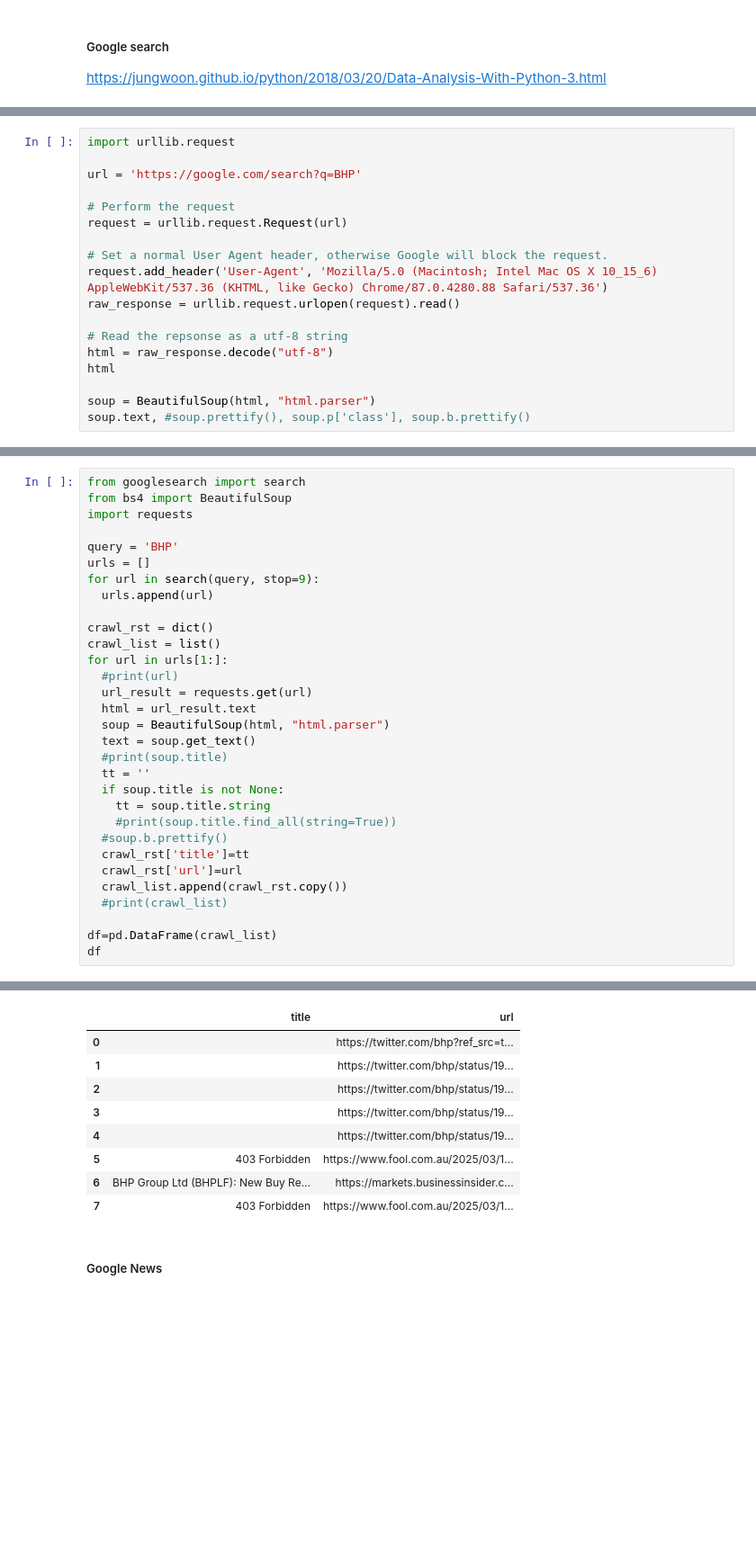
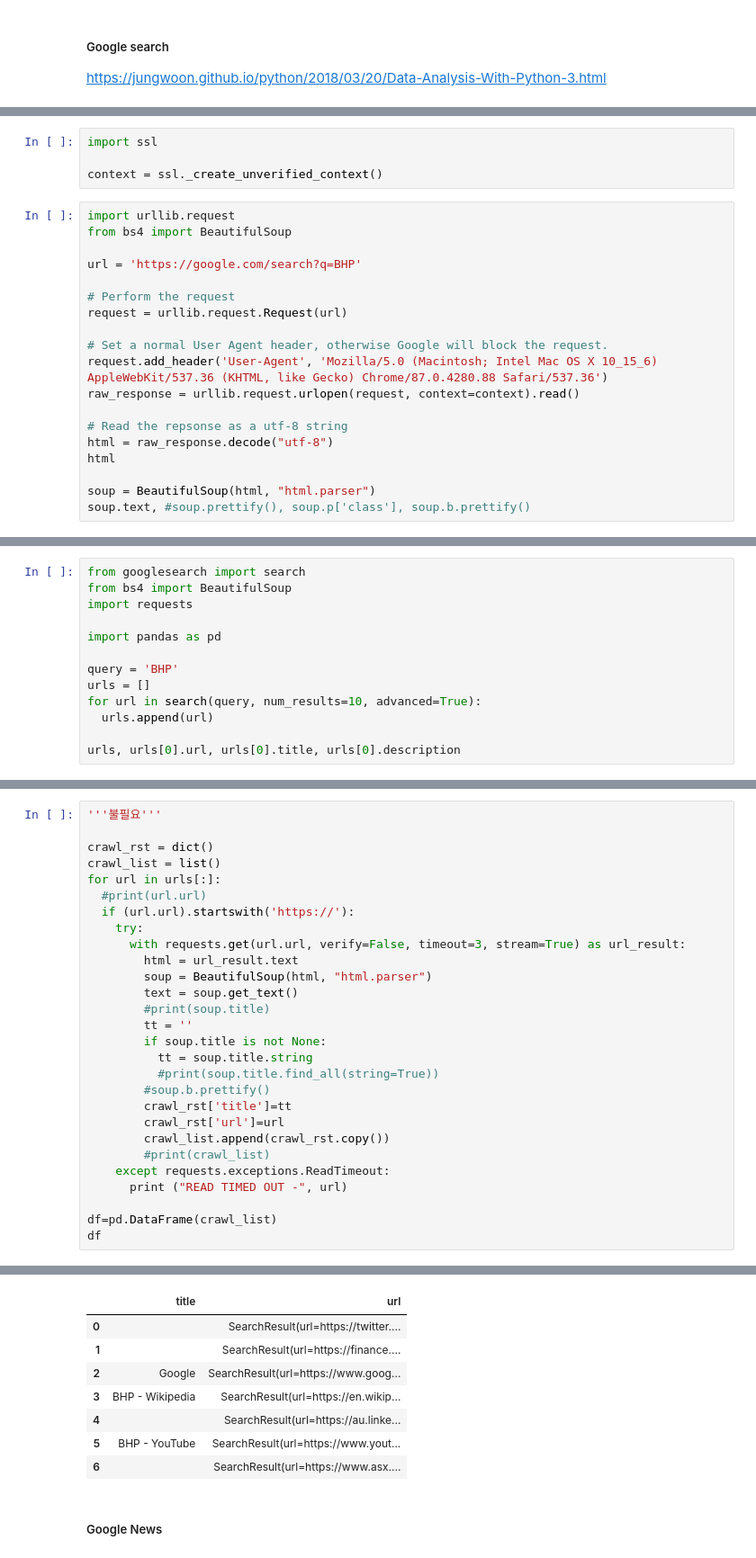
Before and after one commit to ares2012/temp, a Jupyter notebook: crawling.ipynb, the cells around one changed output, grey strips where cells are left out. Shown at 90% size. Cells and saved outputs as stored; diff of their text form; blank space fills up the shorter version.

```diff
--- a/crawling.ipynb
+++ b/crawling.ipynb
@@ -14,5 +16,10 @@ https://jungwoon.github.io/python/2018/03/20/Data-Analysis-With-Python-3.html
+# %%
+import ssl
+
+context = ssl._create_unverified_context()
 # %%
 import urllib.request
+from bs4 import BeautifulSoup
 
 url = 'https://google.com/search?q=BHP'
 
@@ -21,7 +28,7 @@ request = urllib.request.Request(url)
 
 # Set a normal User Agent header, otherwise Google will block the request.
 request.add_header('User-Agent', 'Mozilla/5.0 (Macintosh; Intel Mac OS X 10_15_6) AppleWebKit/537.36 (KHTML, like Gecko) Chrome/87.0.4280.88 Safari/537.36')
-raw_response = urllib.request.urlopen(request).read()
+raw_response = urllib.request.urlopen(request, context=context).read()
 
 # Read the repsonse as a utf-8 string
 html = raw_response.decode("utf-8")
@@ -33,0 +53,13 @@ HTTPError: HTTP Error 429: Too Many Requests
+# %%
+from googlesearch import search
+from bs4 import BeautifulSoup
+import requests
+
+import pandas as pd
+
+query = 'BHP'
+urls = []
+for url in search(query, num_results=10, advanced=True):
+  urls.append(url)
+
+urls, urls[0].url, urls[0].title, urls[0].description
@@ -34,31 +80,28 @@ HTTPError: HTTP Error 429: Too Many Requests
 # %%
-from googlesearch import search
-from bs4 import BeautifulSoup
-import requests
-
-query = 'BHP'
-urls = []
-for url in search(query, stop=9):
-  urls.append(url)
+'''불필요'''
 
 crawl_rst = dict()
 crawl_list = list()
-for url in urls[1:]:
-  #print(url)
-  url_result = requests.get(url)
-  html = url_result.text
-  soup = BeautifulSoup(html, "html.parser")
-  text = soup.get_text()
-  #print(soup.title)
-  tt = ''
-  if soup.title is not None:
-    tt = soup.title.string
-    #print(soup.title.find_all(string=True))
-  #soup.b.prettify()
-  crawl_rst['title']=tt
-  crawl_rst['url']=url
-  crawl_list.append(crawl_rst.copy())
-  #print(crawl_list)
+for url in urls[:]:
+  #print(url.url)
+  if (url.url).startswith('https://'):
+    try:
+      with requests.get(url.url, verify=False, timeout=3, stream=True) as url_result:
+        html = url_result.text
+        soup = BeautifulSoup(html, "html.parser")
+        text = soup.get_text()
+        #print(soup.title)
+        tt = ''
+        if soup.title is not None:
+          tt = soup.title.string
+          #print(soup.title.find_all(string=True))
+        #soup.b.prettify()
+        crawl_rst['title']=tt
+        crawl_rst['url']=url
+        crawl_list.append(crawl_rst.copy())
+        #print(crawl_list)
+    except requests.exceptions.ReadTimeout:
+      print ("READ TIMED OUT -", url)
 
 df=pd.DataFrame(crawl_list)
 df
@@ -66,12 +110,11 @@ df
 |  | title | url |
-| 0 |  | https://twitter.com/bhp?ref_src=t... |
-| 1 |  | https://twitter.com/bhp/status/19... |
-| 2 |  | https://twitter.com/bhp/status/19... |
-| 3 |  | https://twitter.com/bhp/status/19... |
-| 4 |  | https://twitter.com/bhp/status/19... |
-| 5 | 403 Forbidden | https://www.fool.com.au/2025/03/1... |
-| 6 | BHP Group Ltd (BHPLF): New Buy Re... | https://markets.businessinsider.c... |
-| 7 | 403 Forbidden | https://www.fool.com.au/2025/03/1... |
+| 0 |  | SearchResult(url=https://twitter.... |
+| 1 |  | SearchResult(url=https://finance.... |
+| 2 | Google | SearchResult(url=https://www.goog... |
+| 3 | BHP - Wikipedia | SearchResult(url=https://en.wikip... |
+| 4 |  | SearchResult(url=https://au.linke... |
+| 5 | BHP - YouTube | SearchResult(url=https://www.yout... |
+| 6 |  | SearchResult(url=https://www.asx.... |
 # %% [markdown]
 ##### Google News
 # %%
```
Also changed, not shown: parts of 14 cells of this notebook.
